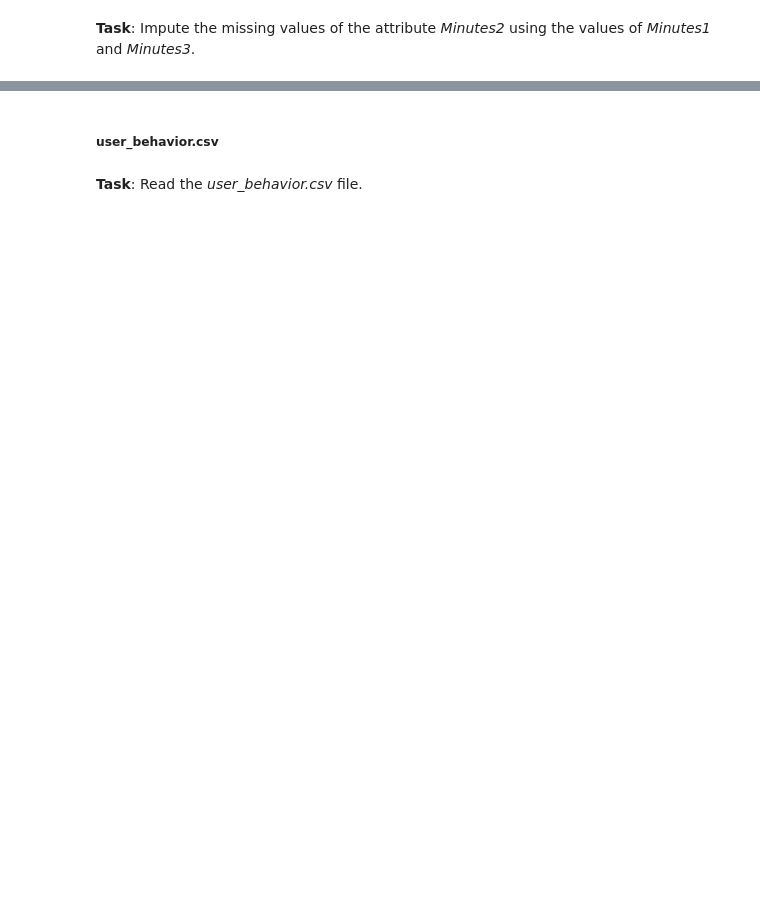
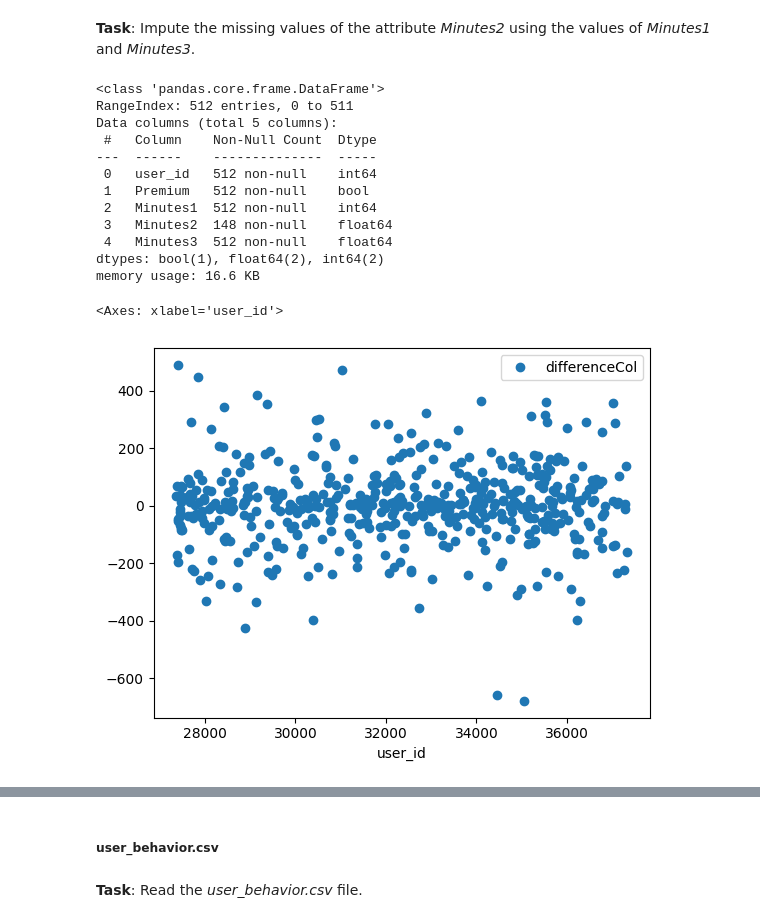
Before and after one commit to SchimSlady/BAML, a Jupyter notebook: 06 week/template_t6.ipynb, the cells around one changed output, grey strips where cells are left out. Drawn from its saved outputs; the diff is of its cells as text; code cells hidden in the pictures; blank space fills up the shorter version.

```diff
--- a/06 week/template_t6.ipynb
+++ b/06 week/template_t6.ipynb
@@ -31,2 +31,10 @@ df_users.head(10)
 # %% [markdown]
 **Task**: Unify the labels for the *Premium* attribute.
+# %%
+df_users.rename(columns={'uid' : 'user_id'}, inplace=True)
+df_users.rename(columns={"p" : "Premium"}, inplace=True)
+df_users.rename(columns={"m1" : "Minutes1"}, inplace=True)
+df_users.rename(columns={"m2" : "Minutes2"}, inplace=True)
+df_users.rename(columns={"m3" : "Minutes3"}, inplace=True)
+df_users['Premium'] = df_users['Premium'].map({'Yes': True, 'No': False, '1':True, '0': False})
+df_users
@@ -33,2 +55,21 @@ df_users.head(10)
 # %% [markdown]
 **Task**: Impute the missing values of the attribute *Minutes2* using the values of *Minutes1* and *Minutes3*.
+# %%
+df_users.info()
+df_users['differenceCol']= df_users['Minutes3']-df_users['Minutes1']
+df_users.plot(x='user_id', y='differenceCol', style='o')
+# %% [output]
+<class 'pandas.core.frame.DataFrame'>
+RangeIndex: 512 entries, 0 to 511
+Data columns (total 5 columns):
+ #   Column    Non-Null Count  Dtype
+---  ------    --------------  -----
+ 0   user_id   512 non-null    int64
+ 1   Premium   512 non-null    bool
+ 2   Minutes1  512 non-null    int64
+ 3   Minutes2  148 non-null    float64
+ 4   Minutes3  512 non-null    float64
+dtypes: bool(1), float64(2), int64(2)
+memory usage: 16.6 KB
+<Axes: xlabel='user_id'>
+[figure, added]
```
Also changed, not shown: parts of 18 cells of this notebook, 1 other file.
